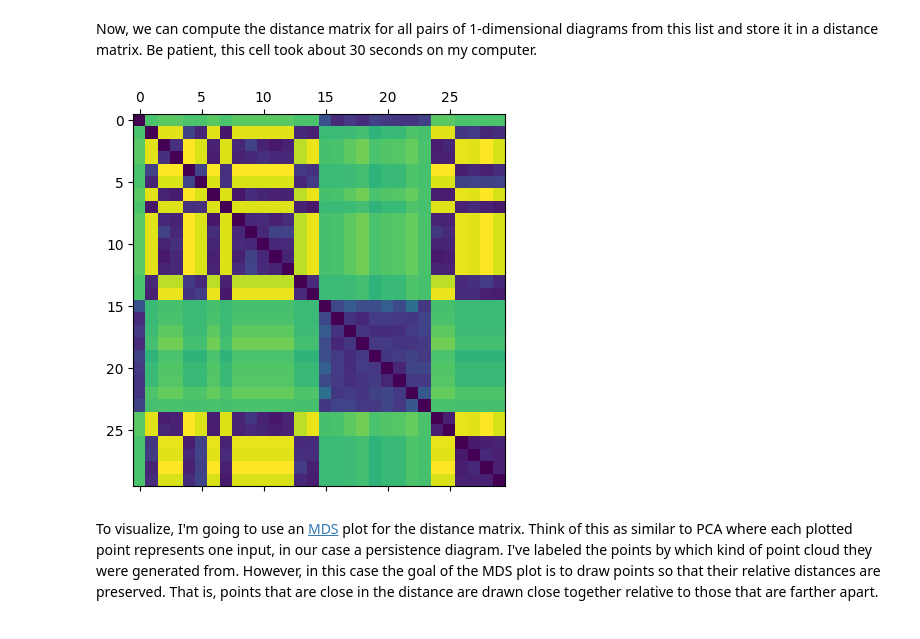
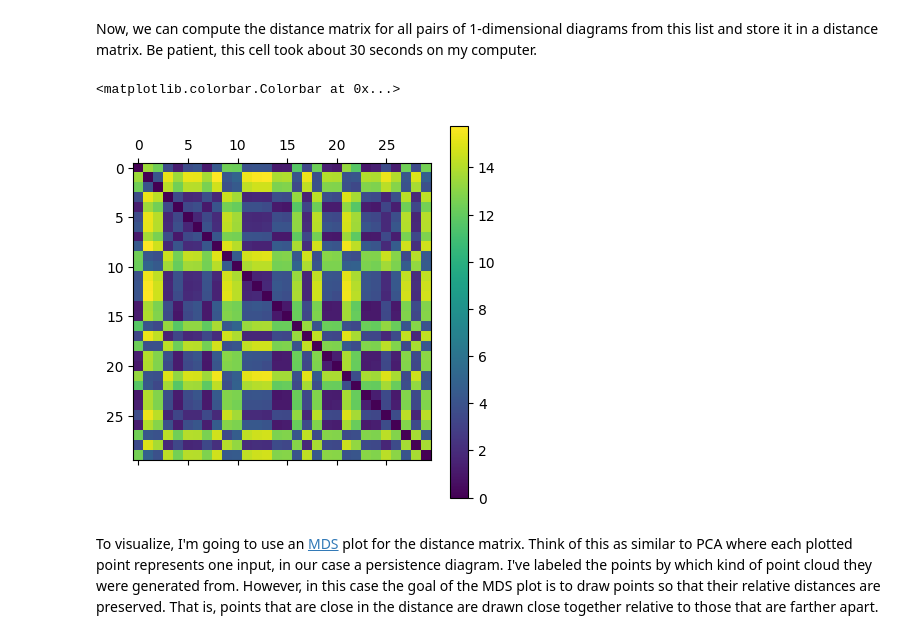
Before and after one commit to lizliz/CMSE890-TDA-Fall2025, a Jupyter notebook: _sources/Lectures/13-BottleneckAndStability/Lec13-Distances.ipynb, the cells around one changed output. Cells and saved outputs as stored; diff of their text form; code cells hidden in the pictures.

```diff
--- a/_sources/Lectures/13-BottleneckAndStability/Lec13-Distances.ipynb
+++ b/_sources/Lectures/13-BottleneckAndStability/Lec13-Distances.ipynb
@@ -179,12 +181,15 @@ for i in range(len(manifoldsDF)):
     for j in range(i+1, len(manifoldsDF)):
         Dgm1 = manifoldsDF.loc[i,'Dgm1']
         Dgm2 = manifoldsDF.loc[j,'Dgm1']
-        D[i,j] = bottleneck(Dgm1, Dgm2)
+        D[i,j] = wasserstein(Dgm1, Dgm2)
         D[j,i] = D[i,j]
-
-plt.matshow(D);
-# %% [output]
-[figure, removed]
+# %%
+
+plt.matshow(D)
+plt.colorbar()
+# %% [output]
+<matplotlib.colorbar.Colorbar at 0x...>
+[figure, added]
 # %% [markdown]
 To visualize, I'm going to use an [MDS](https://en.wikipedia.org/wiki/Multidimensional_scaling) plot for the distance matrix. Think of this as similar to PCA where each plotted point represents one input, in our case a persistence diagram. I've labeled the points by which kind of point cloud they were generated from. However, in this case the goal of the MDS plot is to draw points so that their relative distances are preserved. That is, points that are close in the distance are drawn close together relative to those that are farther apart.
 # %%
```
Also changed, not shown: parts of 15 cells of this notebook, 48 other files.
